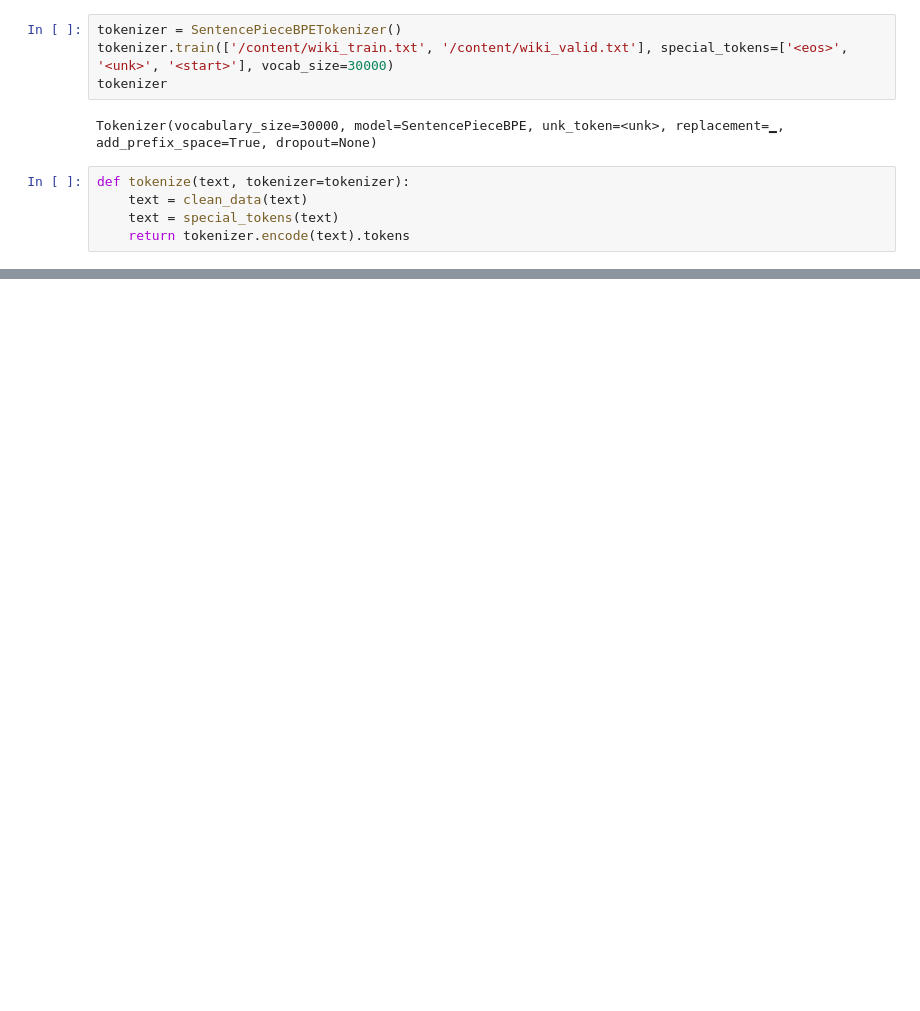
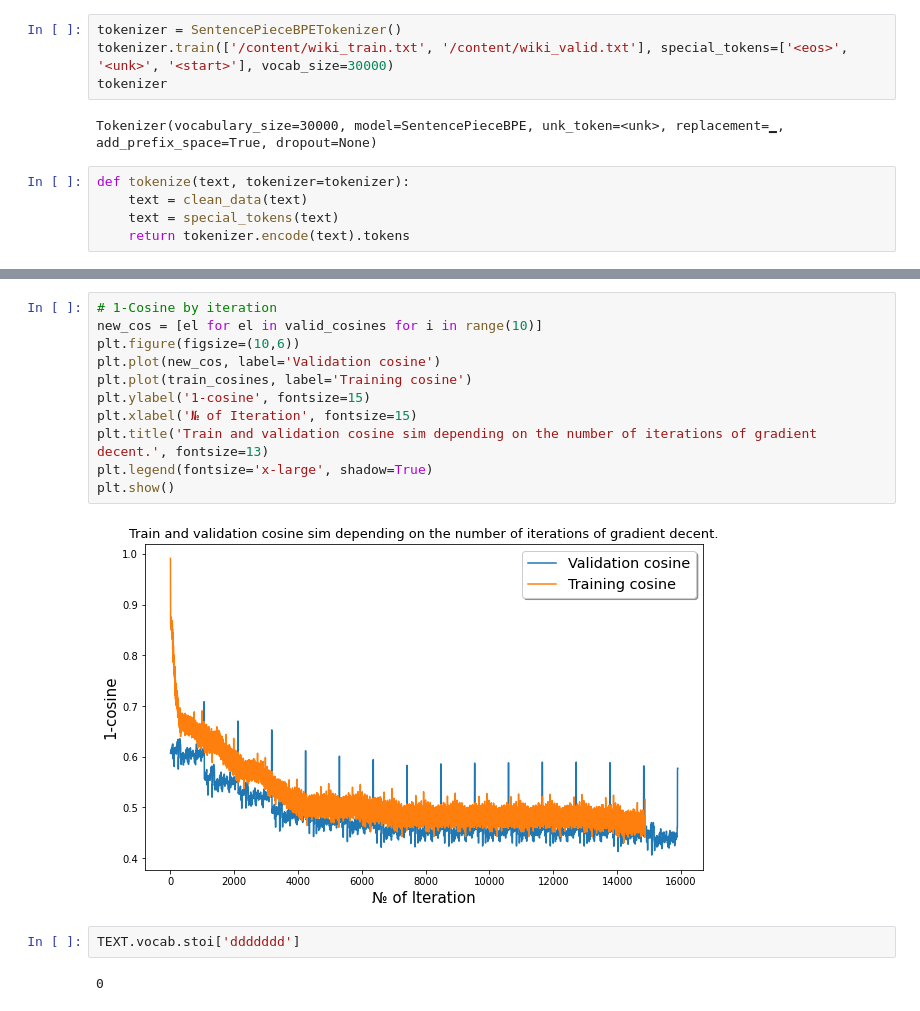
Before and after one commit to ovbystrova/hse_diploma_bc, a Jupyter notebook: notebooks/Language_model_exp.ipynb, the cells around one changed output, grey strips where cells are left out. Saved outputs shown, nothing was run; the diff lists cells and outputs as text; blank space fills up the shorter version.

Commit message:
LM with mse and cosine sim stuff

```diff
--- a/notebooks/Language_model_exp.ipynb
+++ b/notebooks/Language_model_exp.ipynb
@@ -294,0 +438,17 @@ plt.show()
+# %%
+# 1-Cosine by iteration
+new_cos = [el for el in valid_cosines for i in range(10)]
+plt.figure(figsize=(10,6))
+plt.plot(new_cos, label='Validation cosine')
+plt.plot(train_cosines, label='Training cosine')
+plt.ylabel('1-cosine', fontsize=15)
+plt.xlabel('№ of Iteration', fontsize=15)
+plt.title('Train and validation cosine sim depending on the number of iterations of gradient decent.', fontsize=13)
+plt.legend(fontsize='x-large', shadow=True)
+plt.show()
+# %% [output]
+[figure, added]
+# %%
+TEXT.vocab.stoi['ddddddd']
+# %% [output]
+0
```
Also changed, not shown: parts of 23 cells of this notebook.
